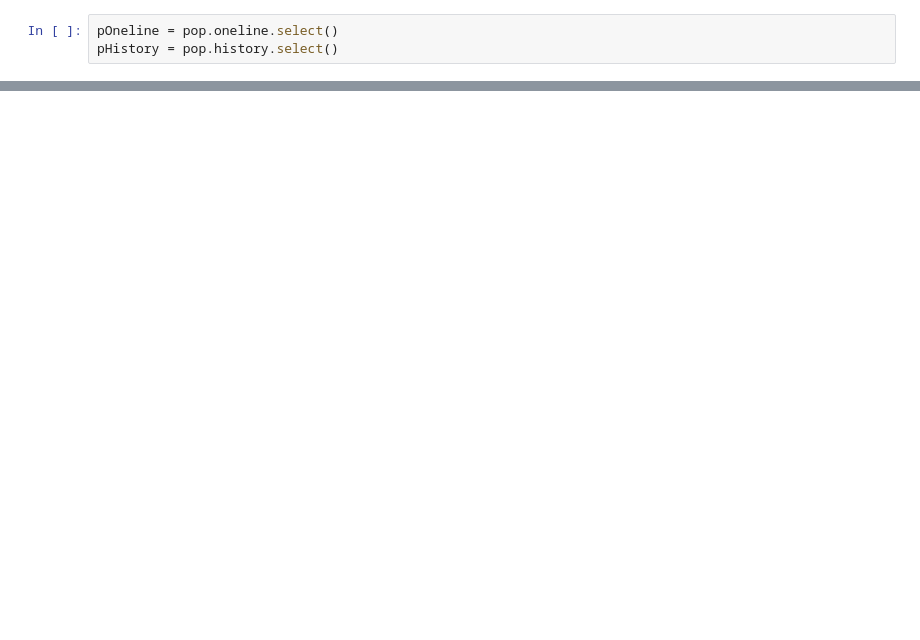
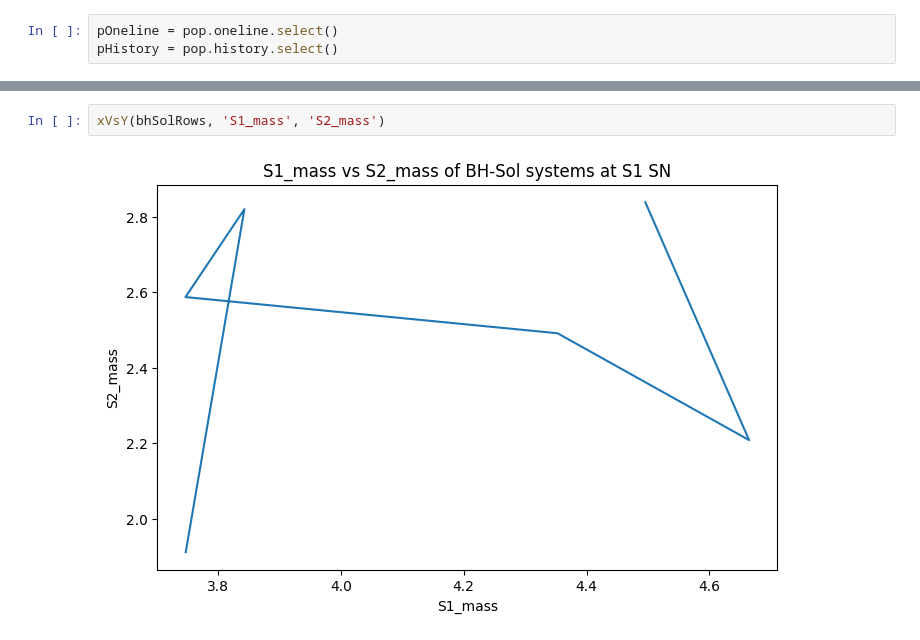
Before and after one commit to PiersonLip/solarBHs, a Jupyter notebook: Notebooks/BHSolGraphing.ipynb, the cells around one changed output, grey strips where cells are left out. Drawn from its saved outputs; the diff is of its cells as text; blank space fills up the shorter version.

```diff
--- a/Notebooks/BHSolGraphing.ipynb
+++ b/Notebooks/BHSolGraphing.ipynb
@@ -127,0 +180,4 @@ HR_Diagram(bhSolRows,
+# %%
+xVsY(bhSolRows, 'S1_mass', 'S2_mass')
+# %% [output]
+[figure, added]
```
Also changed, not shown: parts of 14 cells of this notebook, 12 other files.
